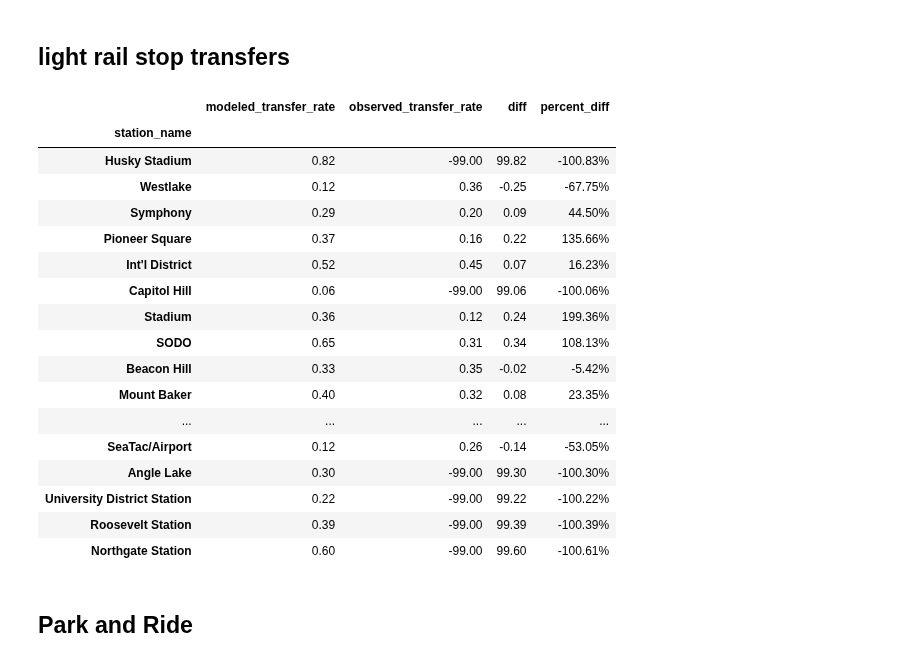
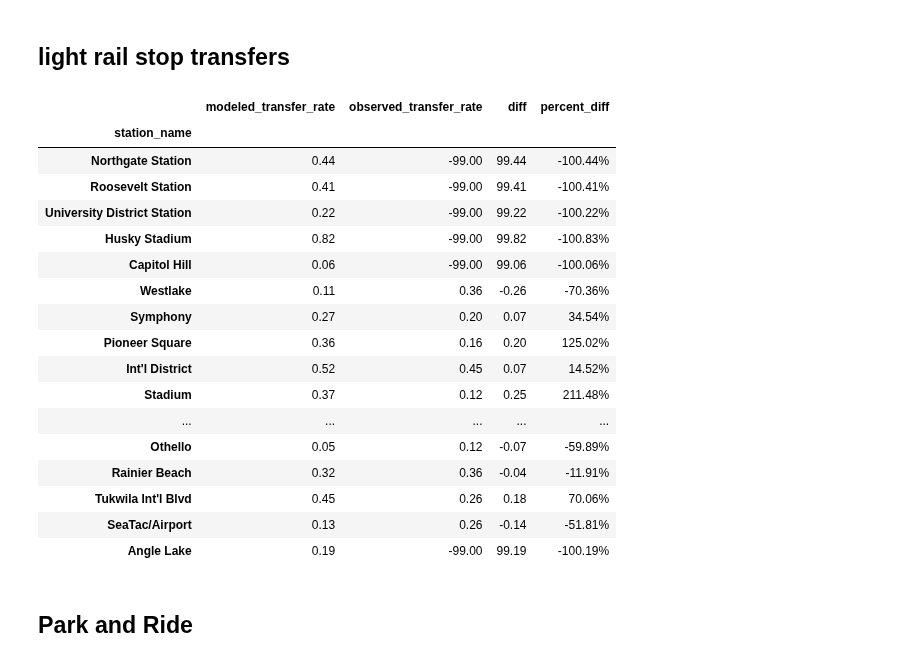
Before and after one commit to psrc/soundcast, a Jupyter notebook: scripts/summarize/validation_network/validation_scripts/transit_validation.ipynb, the cells around one changed output. Drawn from its saved outputs; the diff is of its cells as text; code cells hidden in the pictures.

Commit message:
adding charts to station boardings removing local paths for park and ride analysis

```diff
--- a/scripts/summarize/validation_network/validation_scripts/transit_validation.ipynb
+++ b/scripts/summarize/validation_network/validation_scripts/transit_validation.ipynb
@@ -469,3 +469,11 @@ df['percent_diff'] = df['diff']/df['observed_boardings']
 df_table = df.copy()
 df_table[['percent_diff']] = df_table[['percent_diff']].applymap(format_percent)
 df_table
+
+line_1_station_list = ['Northgate Station','Roosevelt Station','University District Station',
+                'Husky Stadium', 'Capitol Hill', 'Westlake', 'Symphony', 'Pioneer Square',
+                "Int'l District",  'Stadium', 'SODO', 'Beacon Hill',
+               'Mount Baker', 'Columbia City', 'Othello', 'Rainier Beach',
+                "Tukwila Int'l Blvd", 'SeaTac/Airport', 'Angle Lake']
+t_line_station_list = ['Tacoma Dome Station', 'S 25th St Station', 'Union Station',
+       'Convention Center Station', 'Commerce Station']
@@ -576,26 +589,26 @@ df
 # %%
 df = pd.read_csv(os.path.join(csv_path,'light_rail_transfers.csv'), index_col='station_name')
 df[['percent_diff']] = df[['percent_diff']].applymap(format_percent)
-df
+df.loc[line_1_station_list]
 # %% [output]
 |  | modeled_transfer_rate | observed_transfer_rate | diff | percent_diff |
 | station_name |  |  |  |  |
+| Northgate Station | 0.44 | -99.00 | 99.44 | -100.44% |
+| Roosevelt Station | 0.41 | -99.00 | 99.41 | -100.41% |
+| University District Station | 0.22 | -99.00 | 99.22 | -100.22% |
 | Husky Stadium | 0.82 | -99.00 | 99.82 | -100.83% |
-| Westlake | 0.12 | 0.36 | -0.25 | -67.75% |
-| Symphony | 0.29 | 0.20 | 0.09 | 44.50% |
-| Pioneer Square | 0.37 | 0.16 | 0.22 | 135.66% |
-| Int'l District | 0.52 | 0.45 | 0.07 | 16.23% |
 | Capitol Hill | 0.06 | -99.00 | 99.06 | -100.06% |
-| Stadium | 0.36 | 0.12 | 0.24 | 199.36% |
-| SODO | 0.65 | 0.31 | 0.34 | 108.13% |
-| Beacon Hill | 0.33 | 0.35 | -0.02 | -5.42% |
-| Mount Baker | 0.40 | 0.32 | 0.08 | 23.35% |
+| Westlake | 0.11 | 0.36 | -0.26 | -70.36% |
+| Symphony | 0.27 | 0.20 | 0.07 | 34.54% |
+| Pioneer Square | 0.36 | 0.16 | 0.20 | 125.02% |
+| Int'l District | 0.52 | 0.45 | 0.07 | 14.52% |
+| Stadium | 0.37 | 0.12 | 0.25 | 211.48% |
 | ... | ... | ... | ... | ... |
-| SeaTac/Airport | 0.12 | 0.26 | -0.14 | -53.05% |
-| Angle Lake | 0.30 | -99.00 | 99.30 | -100.30% |
-| University District Station | 0.22 | -99.00 | 99.22 | -100.22% |
-| Roosevelt Station | 0.39 | -99.00 | 99.39 | -100.39% |
-| Northgate Station | 0.60 | -99.00 | 99.60 | -100.61% |
+| Othello | 0.05 | 0.12 | -0.07 | -59.89% |
+| Rainier Beach | 0.32 | 0.36 | -0.04 | -11.91% |
+| Tukwila Int'l Blvd | 0.45 | 0.26 | 0.18 | 70.06% |
+| SeaTac/Airport | 0.13 | 0.26 | -0.14 | -51.81% |
+| Angle Lake | 0.19 | -99.00 | 99.19 | -100.19% |
 # %% [markdown]
 ## Park and Ride
 # %%
```
Also changed, not shown: parts of 31 cells of this notebook.
